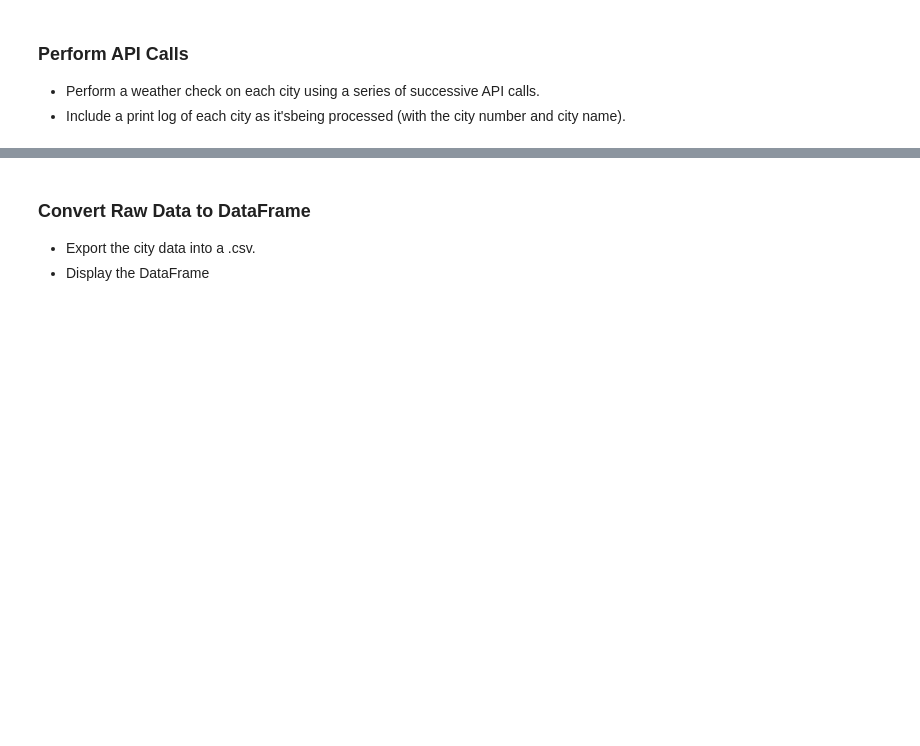
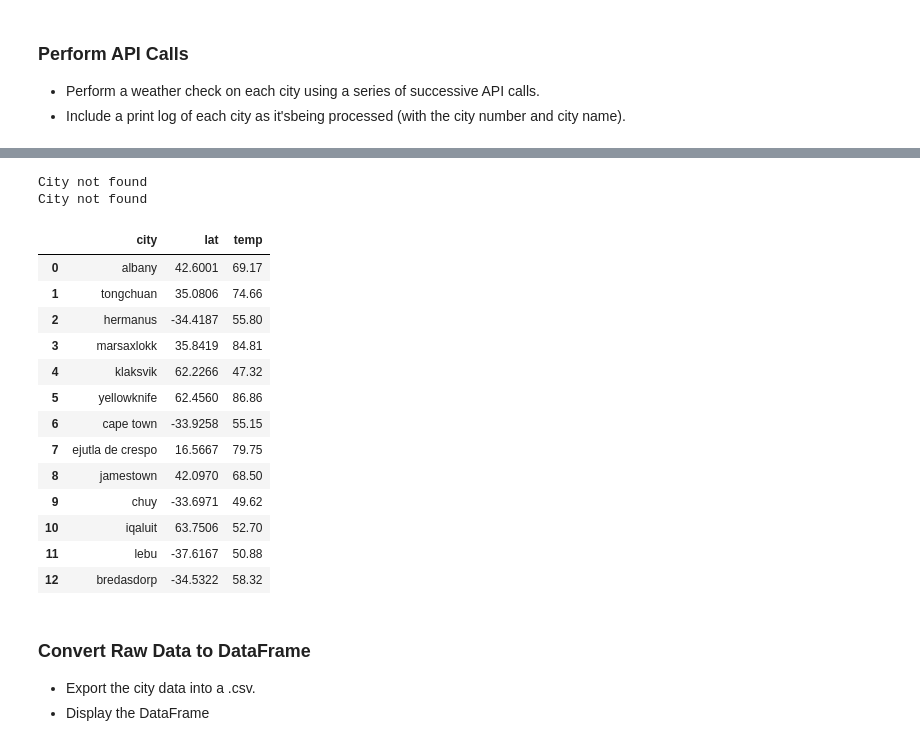
Before and after one commit to Mvillarreal88/python-api-challenge, a Jupyter notebook: WeatherPy/WeatherPy.ipynb, the cells around one changed output, grey strips where cells are left out. Cells and saved outputs as stored; diff of their text form; code cells hidden in the pictures; blank space fills up the shorter version.

```diff
--- a/WeatherPy/WeatherPy.ipynb
+++ b/WeatherPy/WeatherPy.ipynb
@@ -75,3 +56,56 @@ Data Retrieval Complete
+# %%
+url = "http://api.openweathermap.org/data/2.5/weather?"
+units = "imperial"
+lat = []
+temp = []
+found_cities = []
+humidity = []
+cloud =[]
+wind_speed = []
+
+query_url = f"{url}appid={weather_api_key}&units={units}&q="
+
+
+for city in cities[0:15]:
+    response = requests.get(query_url + city).json()
+
+    try:
+        lat.append(response['coord']['lat'])
+        temp.append(response['main']['temp'])
+        humidity.append(response['main']['humidity'])
+        cloud.append(response['visibility'])
+        wind_speed.append(response['wind']['speed'])
+        found_cities.append(city)
+    except KeyError:
+        print("City not found")
+    time.sleep(1.01)
+# %% [output]
+City not found
+City not found
+# %%
+lat_temp = {
+    "city": found_cities,
+    "lat": lat,
+    "temp": temp
+}
+
+weather_data = pd.DataFrame(lat_temp)
+weather_data
+# %% [output]
+|  | city | lat | temp |
+| 0 | albany | 42.6001 | 69.17 |
+| 1 | tongchuan | 35.0806 | 74.66 |
+| 2 | hermanus | -34.4187 | 55.80 |
+| 3 | marsaxlokk | 35.8419 | 84.81 |
+| 4 | klaksvik | 62.2266 | 47.32 |
+| 5 | yellowknife | 62.4560 | 86.86 |
+| 6 | cape town | -33.9258 | 55.15 |
+| 7 | ejutla de crespo | 16.5667 | 79.75 |
+| 8 | jamestown | 42.0970 | 68.50 |
+| 9 | chuy | -33.6971 | 49.62 |
+| 10 | iqaluit | 63.7506 | 52.70 |
+| 11 | lebu | -37.6167 | 50.88 |
+| 12 | bredasdorp | -34.5322 | 58.32 |
 # %% [markdown]
 ### Convert Raw Data to DataFrame
 * Export the city data into a .csv.
```
Also changed, not shown: parts of 2 cells of this notebook.
